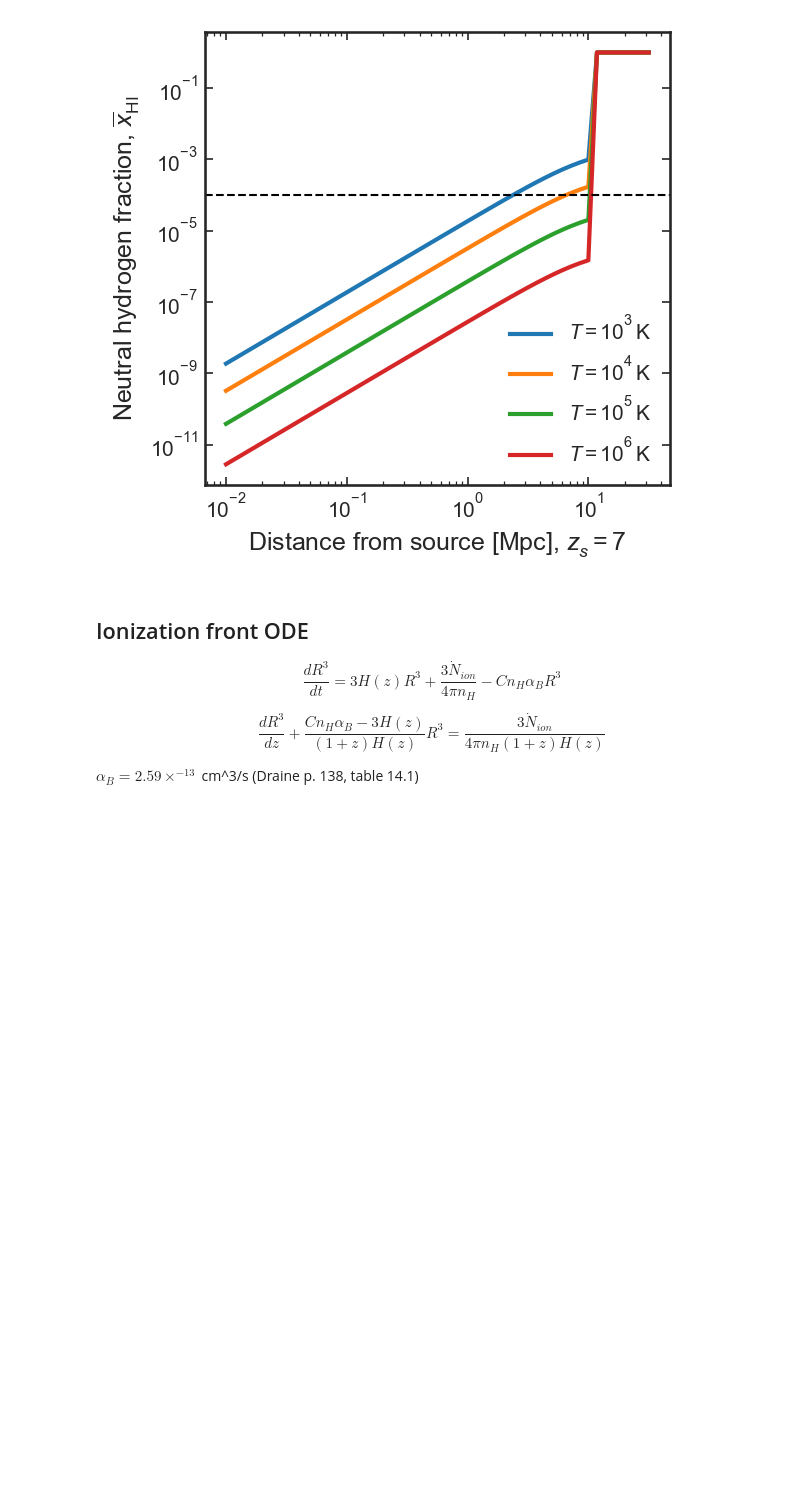
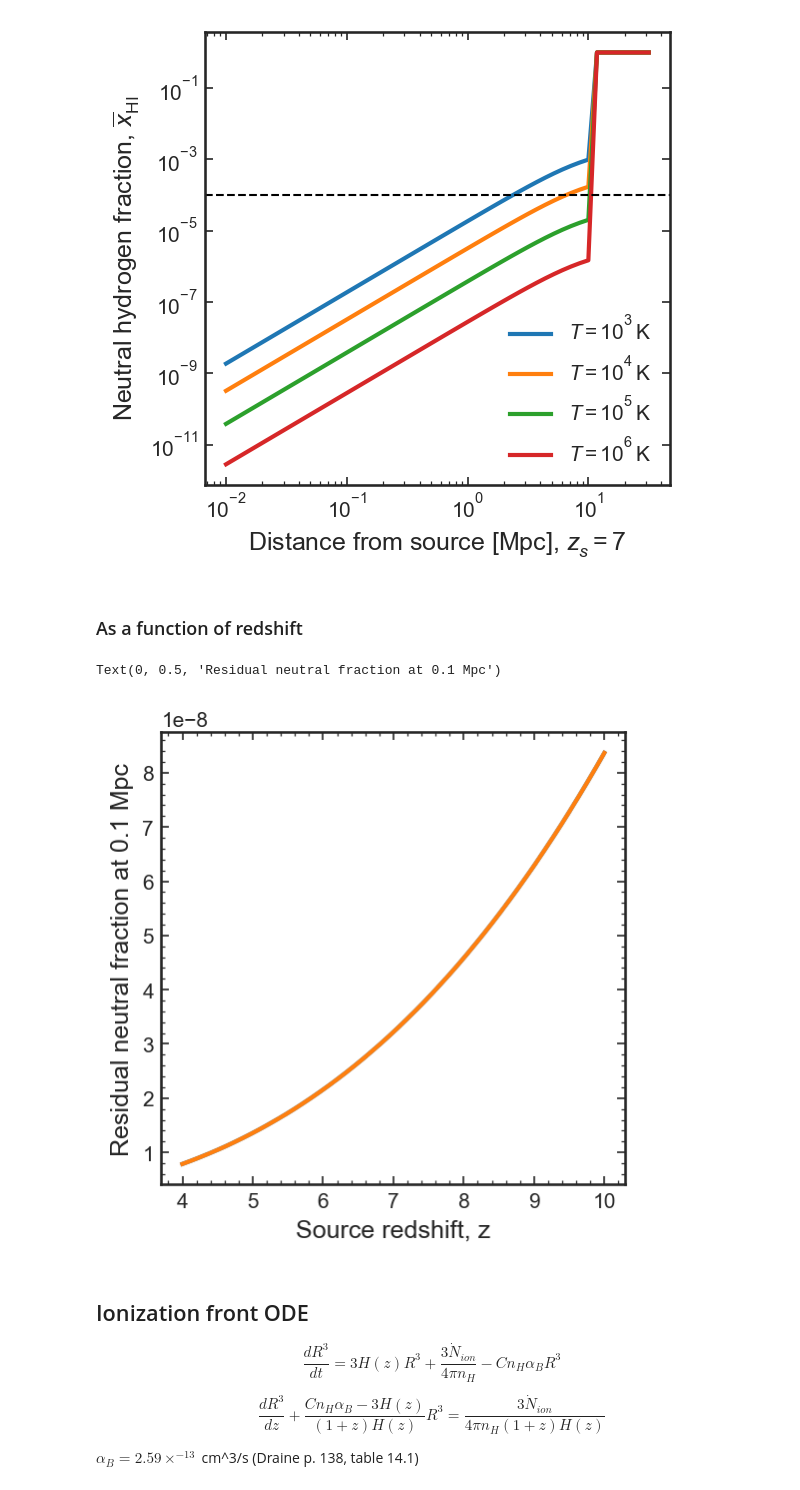
Before and after one commit to charlottenosam/LyaLineshapes, a Jupyter notebook: notebooks/bubble_size_lya_DV.ipynb, the cells around one changed output. Cells and saved outputs as stored; diff of their text form; code cells hidden in the pictures; blank space fills up the shorter version.

```diff
--- a/notebooks/bubble_size_lya_DV.ipynb
+++ b/notebooks/bubble_size_lya_DV.ipynb
@@ -253,6 +256,28 @@ plt.ylabel('Neutral hydrogen fraction, $\overline{x}_\mathrm{HI}$')
 plt.savefig('../figs/x_HI_temperature.pdf')
 # %% [output]
 [figure]
+# %% [markdown]
+### As a function of redshift
+# %%
+ztab = np.linspace(4., 10.)
+
+fesc     = 1
+Ndot_ion = bubbles.Ndot_ion_from_Lnu(bubbles.nu_tab, fesc=fesc/2., qso=True)
+
+R_HII = bubbles.R_bubble_Stromgren(ztab, Ndot_ion=Ndot_ion)
+
+# No background
+xHI_radial = bubbles.xHI_R(r=0.1*u.Mpc, z_s=ztab, fesc=fesc/2., J_bg=False)
+plt.plot(ztab, xHI_radial)
+
+xHI_radial = bubbles.xHI_R(r=0.1*u.Mpc, z_s=ztab, fesc=fesc/2., J_bg=True)
+plt.plot(ztab, xHI_radial)
+
+plt.xlabel('Source redshift, z')
+plt.ylabel('Residual neutral fraction at 0.1 Mpc')
+# %% [output]
+Text(0, 0.5, 'Residual neutral fraction at 0.1 Mpc')
+[figure, added]
 # %% [markdown]
 ## Ionization front ODE
 
```
Also changed, not shown: parts of 5 cells of this notebook, 2 other files.
